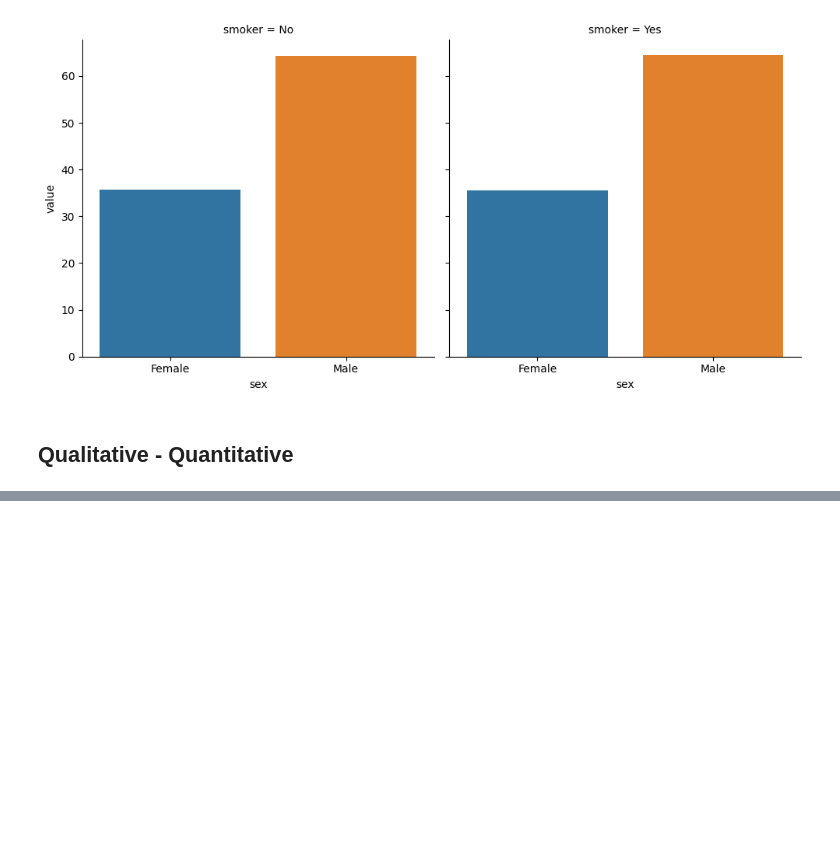
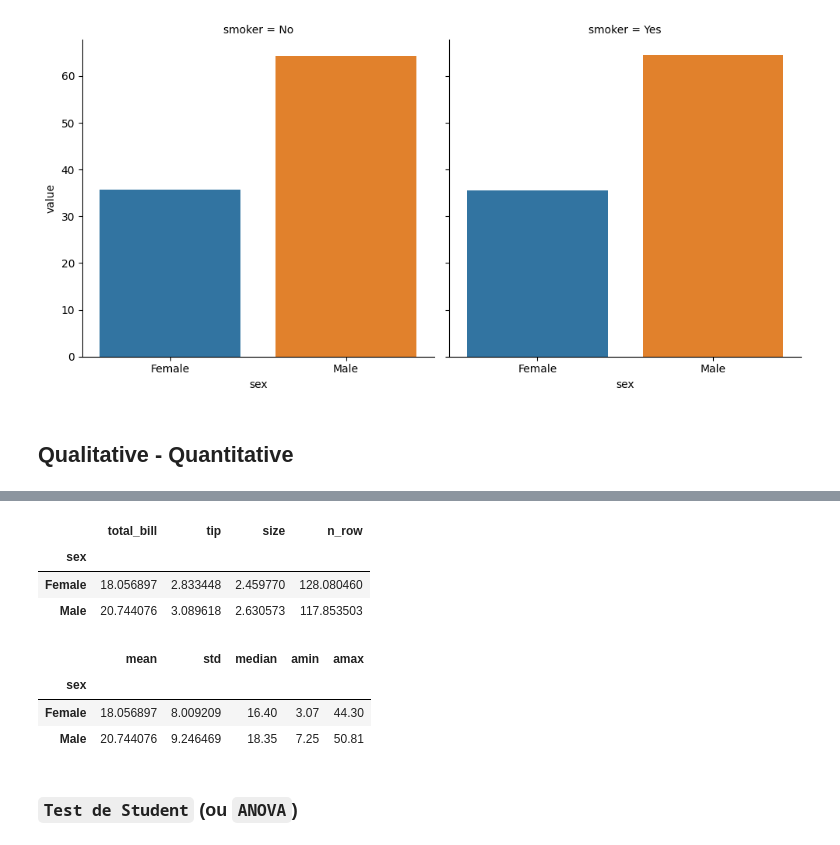
Before and after one commit to DavidTGAUTIER/mini-projects, a Jupyter notebook: Pandas-Stats/stats.ipynb, the cells around one changed output, grey strips where cells are left out. Drawn from its saved outputs; the diff is of its cells as text; code cells hidden in the pictures; blank space fills up the shorter version.

```diff
--- a/Pandas-Stats/stats.ipynb
+++ b/Pandas-Stats/stats.ipynb
@@ -1022,0 +1035,16 @@ sns.catplot(data=tm_percent, x="sex", y="value", col="smoker", kind="bar")
+# %%
+tips.groupby("sex").mean(numeric_only=True)
+# %% [output]
+|  | total_bill | tip | size | n_row |
+| sex |  |  |  |  |
+| Female | 18.056897 | 2.833448 | 2.459770 | 128.080460 |
+| Male | 20.744076 | 3.089618 | 2.630573 | 117.853503 |
+# %%
+tips.groupby("sex")["total_bill"].agg([np.mean, np.std, np.median, np.min, np.max])
+# %% [output]
+|  | mean | std | median | amin | amax |
+| sex |  |  |  |  |  |
+| Female | 18.056897 | 8.009209 | 16.40 | 3.07 | 44.30 |
+| Male | 20.744076 | 9.246469 | 18.35 | 7.25 | 50.81 |
+# %% [markdown]
+### `Test de Student` (ou `ANOVA`)
```
Also changed, not shown: parts of 11 cells of this notebook.
